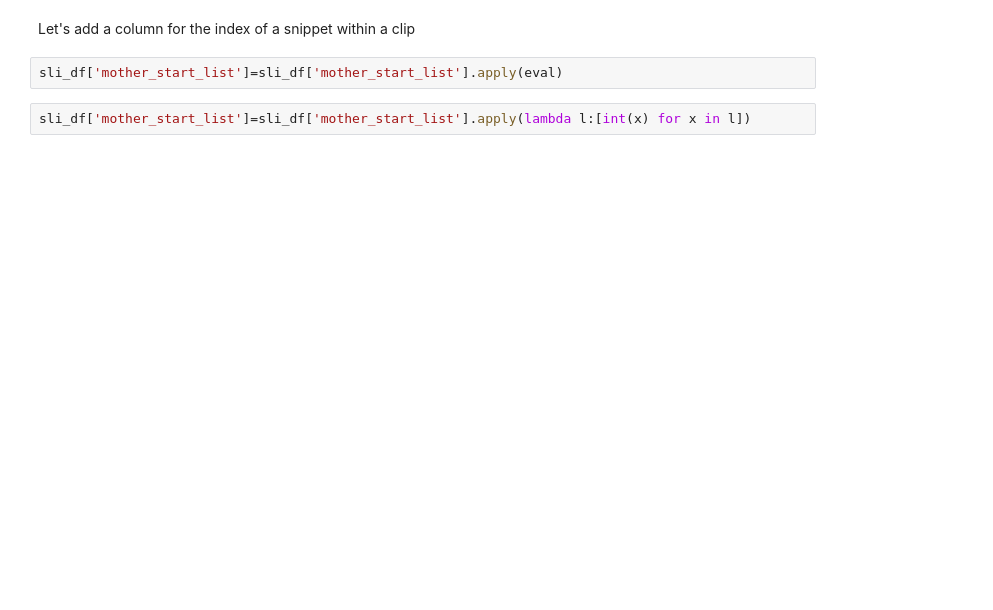
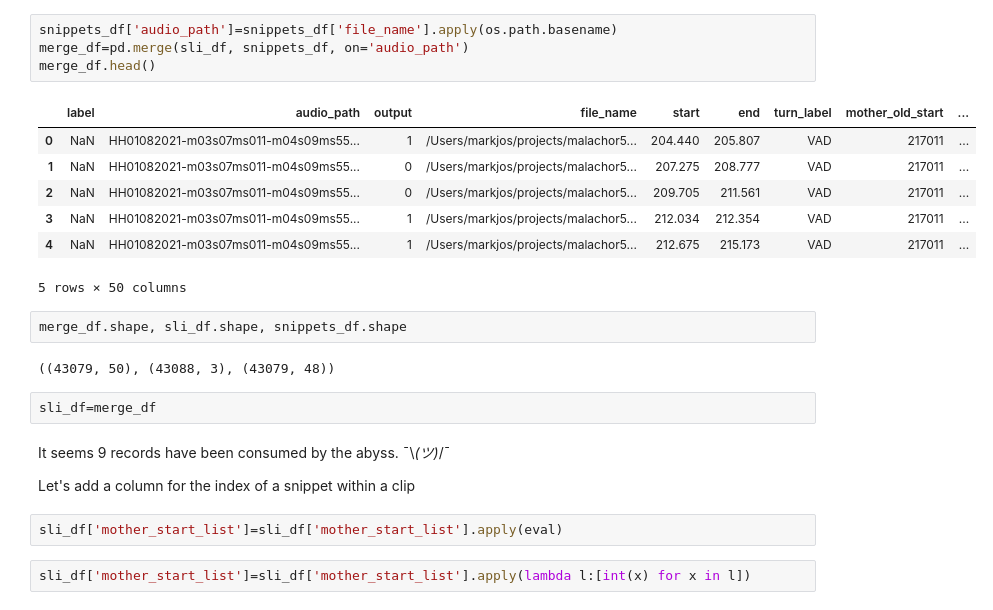
Before and after one commit to markjosims/malachor5, a Jupyter notebook: notebooks/en_tic_snippets.ipynb, the cells around one changed output. Cells and saved outputs as stored; diff of their text form; blank space fills up the shorter version.

```diff
--- a/notebooks/en_tic_snippets.ipynb
+++ b/notebooks/en_tic_snippets.ipynb
@@ -29,4 +43,24 @@ Name: count, dtype: int64
+# %%
+snippets_df['audio_path']=snippets_df['file_name'].apply(os.path.basename)
+merge_df=pd.merge(sli_df, snippets_df, on='audio_path')
+merge_df.head()
+# %% [output]
+|  | label | audio_path | output | file_name | start | end | turn_label | mother_old_start | ... |
+| 0 | NaN | HH01082021-m03s07ms011-m04s09ms55... | 1 | /Users/markjos/projects/malachor5... | 204.440 | 205.807 | VAD | 217011 | ... |
+| 1 | NaN | HH01082021-m03s07ms011-m04s09ms55... | 0 | /Users/markjos/projects/malachor5... | 207.275 | 208.777 | VAD | 217011 | ... |
+| 2 | NaN | HH01082021-m03s07ms011-m04s09ms55... | 0 | /Users/markjos/projects/malachor5... | 209.705 | 211.561 | VAD | 217011 | ... |
+| 3 | NaN | HH01082021-m03s07ms011-m04s09ms55... | 1 | /Users/markjos/projects/malachor5... | 212.034 | 212.354 | VAD | 217011 | ... |
+| 4 | NaN | HH01082021-m03s07ms011-m04s09ms55... | 1 | /Users/markjos/projects/malachor5... | 212.675 | 215.173 | VAD | 217011 | ... |
+5 rows × 50 columns
+# %%
+merge_df.shape, sli_df.shape, snippets_df.shape
+# %% [output]
+((43079, 50), (43088, 3), (43079, 48))
+# %%
+sli_df=merge_df
 # %% [markdown]
+It seems 9 records have been consumed by the abyss. ¯\\_(ツ)_/¯
+
 Let's add a column for the index of a snippet within a clip
 # %%
 sli_df['mother_start_list']=sli_df['mother_start_list'].apply(eval)
```
Also changed, not shown: parts of 27 cells of this notebook.
